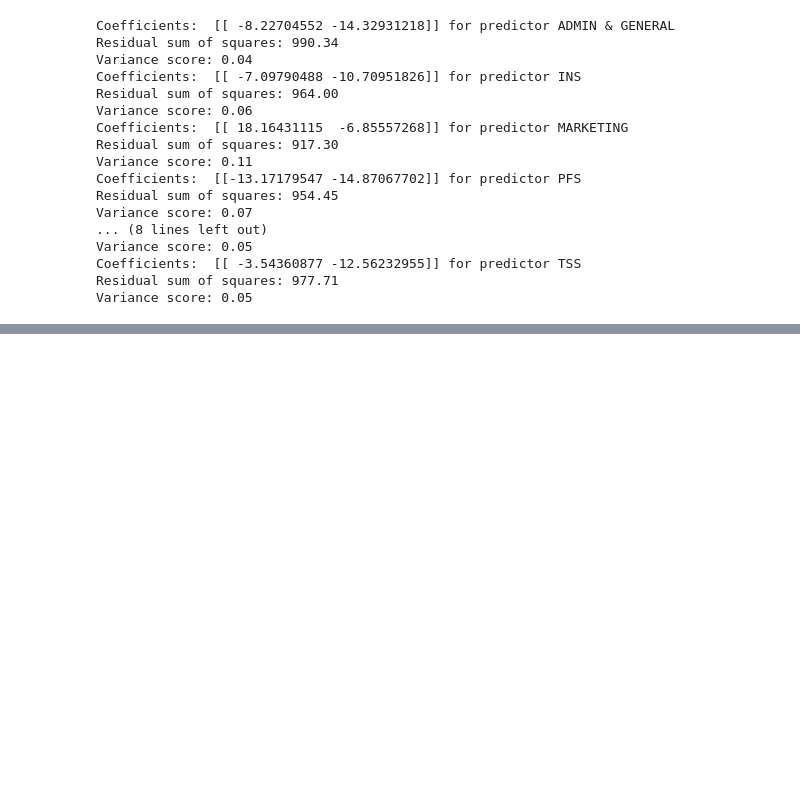
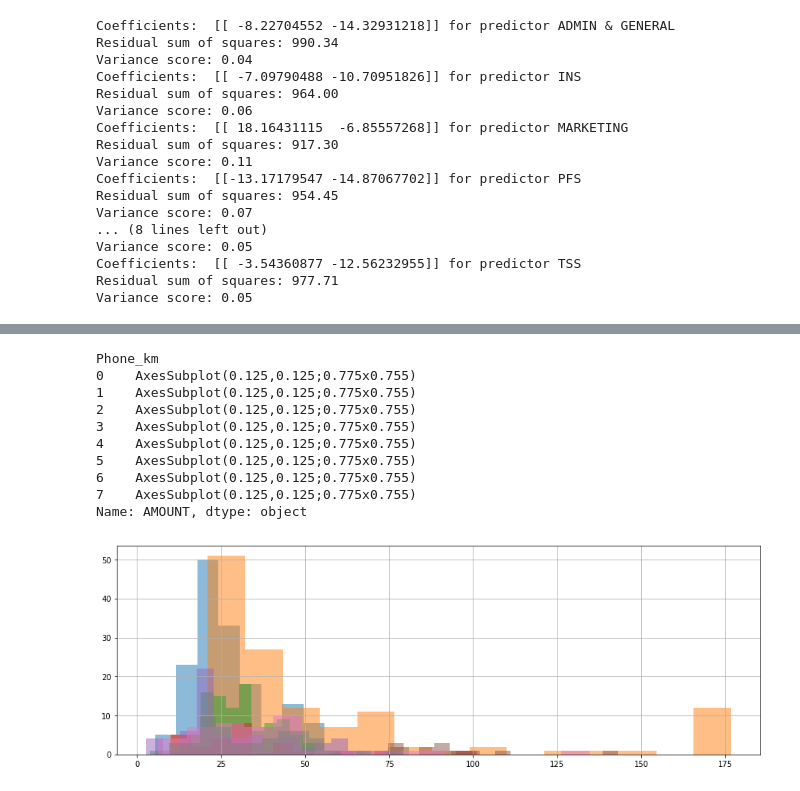
Before and after one commit to dihjital/Coursera_Capstone, a Jupyter notebook: Week 4 Assignment.ipynb, the cells around one changed output, grey strips where cells are left out. Saved outputs shown, nothing was run; the diff lists cells and outputs as text; code cells hidden in the pictures; blank space fills up the shorter version.

```diff
--- a/Week 4 Assignment.ipynb
+++ b/Week 4 Assignment.ipynb
@@ -191,0 +317,3 @@ Variance score: 0.05
+# %%
+phone_df["Phone_km"] = labels_phone
+phone_df.head()
@@ -191,0 +343,16 @@ Variance score: 0.05
+# %%
+fig = plt.figure(figsize = (15,5))
+ax = fig.gca()
+phone_df.groupby('Phone_km').AMOUNT.hist(alpha=0.5, ax=ax, bins=15)
+# %% [output]
+Phone_km
+0    AxesSubplot(0.125,0.125;0.775x0.755)
+1    AxesSubplot(0.125,0.125;0.775x0.755)
+2    AxesSubplot(0.125,0.125;0.775x0.755)
+3    AxesSubplot(0.125,0.125;0.775x0.755)
+4    AxesSubplot(0.125,0.125;0.775x0.755)
+5    AxesSubplot(0.125,0.125;0.775x0.755)
+6    AxesSubplot(0.125,0.125;0.775x0.755)
+7    AxesSubplot(0.125,0.125;0.775x0.755)
+Name: AMOUNT, dtype: object
+[figure, added]
```
Also changed, not shown: parts of 13 cells of this notebook.
